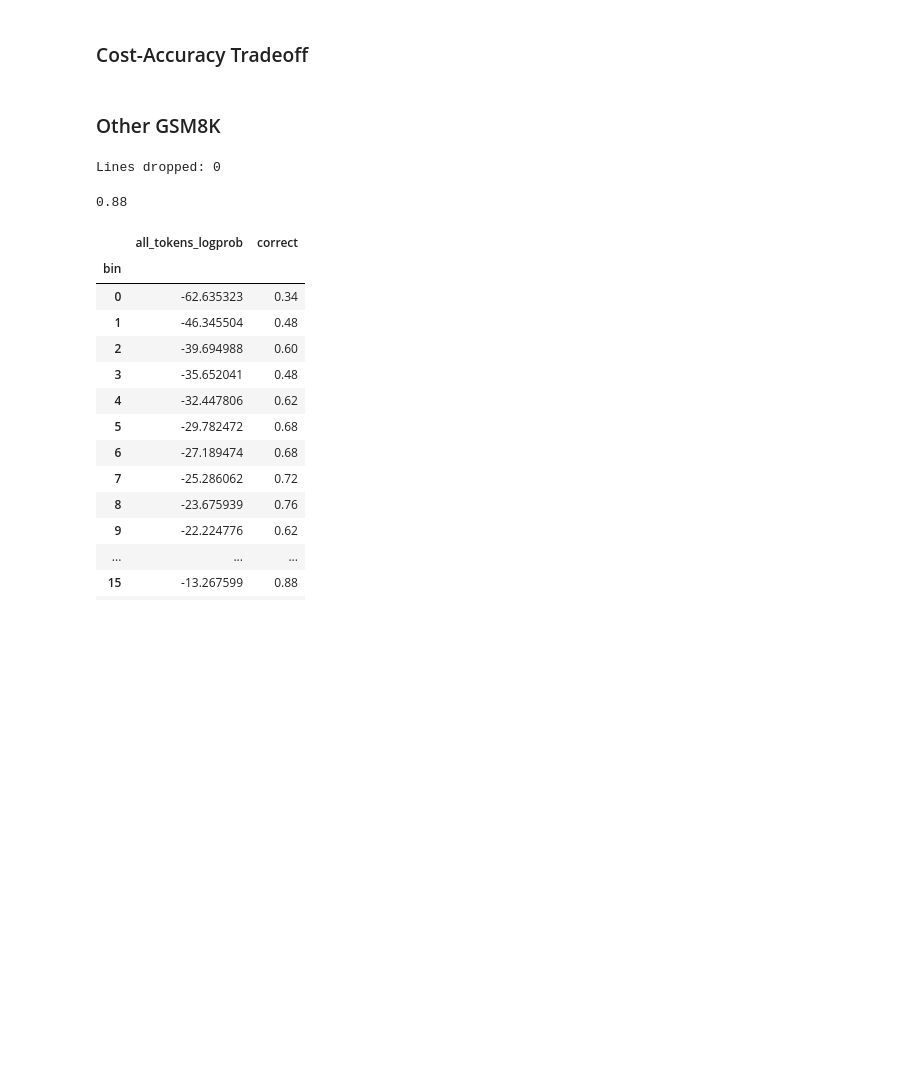
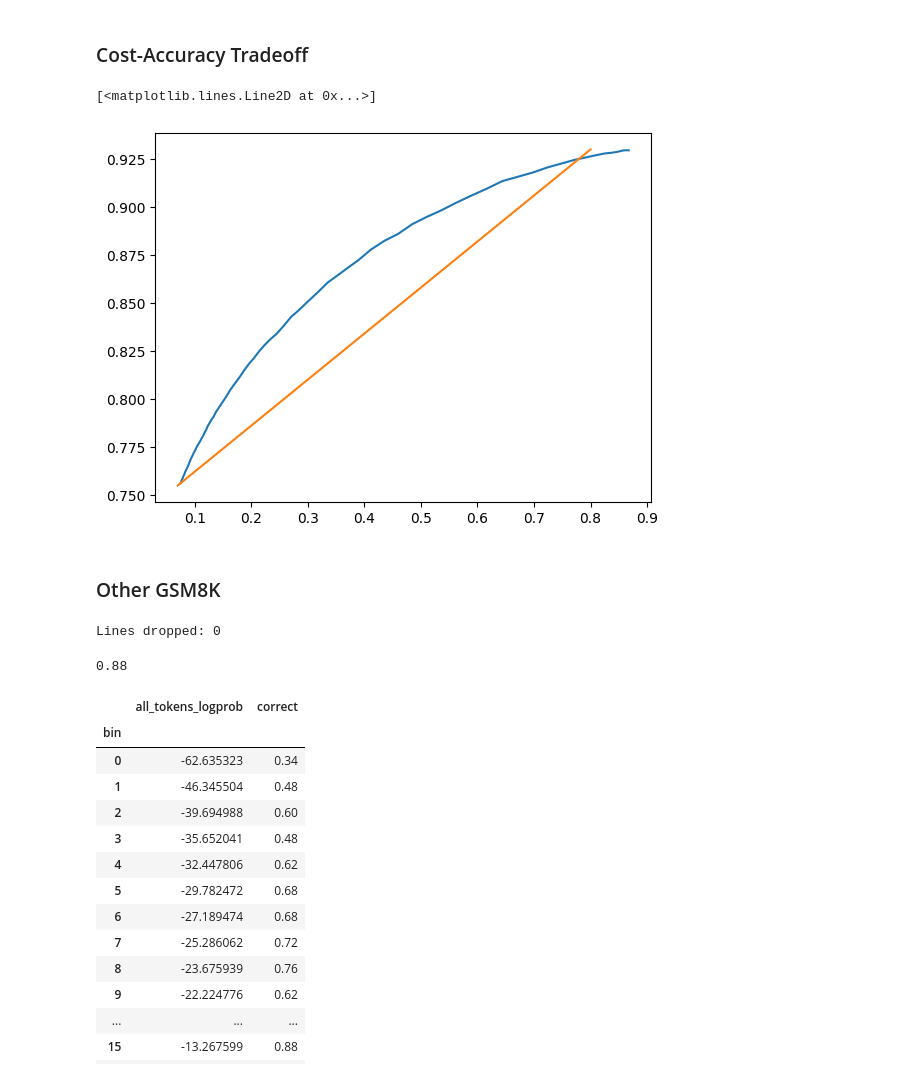
Before and after one commit to jamesyc23/alamere, a Jupyter notebook: confidence_research.ipynb, the cells around one changed output. Saved outputs shown, nothing was run; the diff lists cells and outputs as text; code cells hidden in the pictures; blank space fills up the shorter version.

```diff
--- a/confidence_research.ipynb
+++ b/confidence_research.ipynb
@@ -60,14 +61,22 @@ from math_equivalence import is_equiv as boxed_answer_is_equiv
 # %%
 def cost_acc_curve_points(confidence_estimator, run1, run2, cost1, cost2):
     run1_confs = run1.get_confs(confidence_estimator)
-    run2_acc = 0.88
+    run2_acc_by_q = run2.get_confs(confidence_estimator)[['q_id', 'correct']].groupby('q_id').mean()
 
     curve_points = []
     for conf_threshold in np.linspace(0, 1, 100):
-        attempts_meeting_conf_threshold = run1_confs[run1_confs[confidence_estimator] >= conf_threshold]
-        pct_meeting_conf_threshold = len(attempts_meeting_conf_threshold) / len(run1_confs)
+        attempts_above_conf_threshold = run1_confs[run1_confs[confidence_estimator] >= conf_threshold]
+        attempts_below_conf_threshold = (
+            run1_confs[run1_confs[confidence_estimator] < conf_threshold][['q_id']]
+            .merge(run2_acc_by_q, on='q_id', how='left')
+            .reset_index()
+        )
+        pct_meeting_conf_threshold = len(attempts_above_conf_threshold) / len(run1_confs)
         cost = cost1 + cost2 * (1 - pct_meeting_conf_threshold)
-        acc = attempts_meeting_conf_threshold['correct'].mean() * pct_meeting_conf_threshold + (run2_acc - pct_meeting_conf_threshold)
+        acc = (
+            attempts_above_conf_threshold['correct'].mean() * pct_meeting_conf_threshold
+            + attempts_below_conf_threshold['correct'].mean() * (1 - pct_meeting_conf_threshold)
+        )
         curve_points.append((conf_threshold, cost, acc))
 
     return pd.DataFrame(data=curve_points, columns=['conf_threshold', 'cost', 'acc'])
@@ -161,5 +173,13 @@ KeyError: 'response'
 # %% [markdown]
 ### Cost-Accuracy Tradeoff
+# %%
+test = cost_acc_curve_points("all_tokens_logprob_conf", gsm8k_all_llama3_8b, gsm8k_all_llama3_70b, 0.07, 0.8)
+fig, ax = plt.subplots()
+plt.plot(test['cost'], test['acc'])
+ax.plot([0.07,0.8],[0.755,0.93])
+# %% [output]
+[<matplotlib.lines.Line2D at 0x...>]
+[figure, added]
 # %% [markdown]
 ### Other GSM8K
 # %%
```
Also changed, not shown: parts of 11 cells of this notebook, 1 other file.
